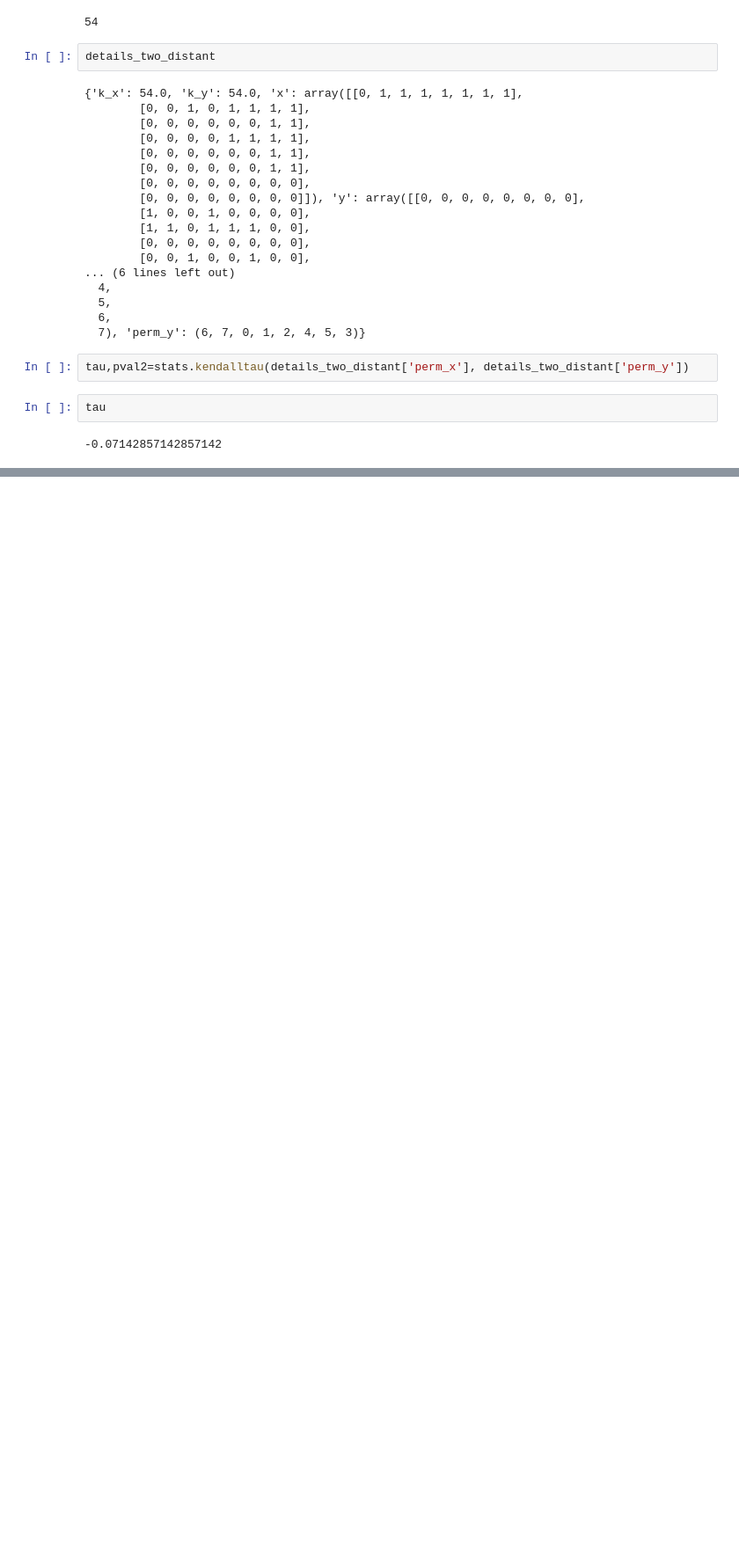
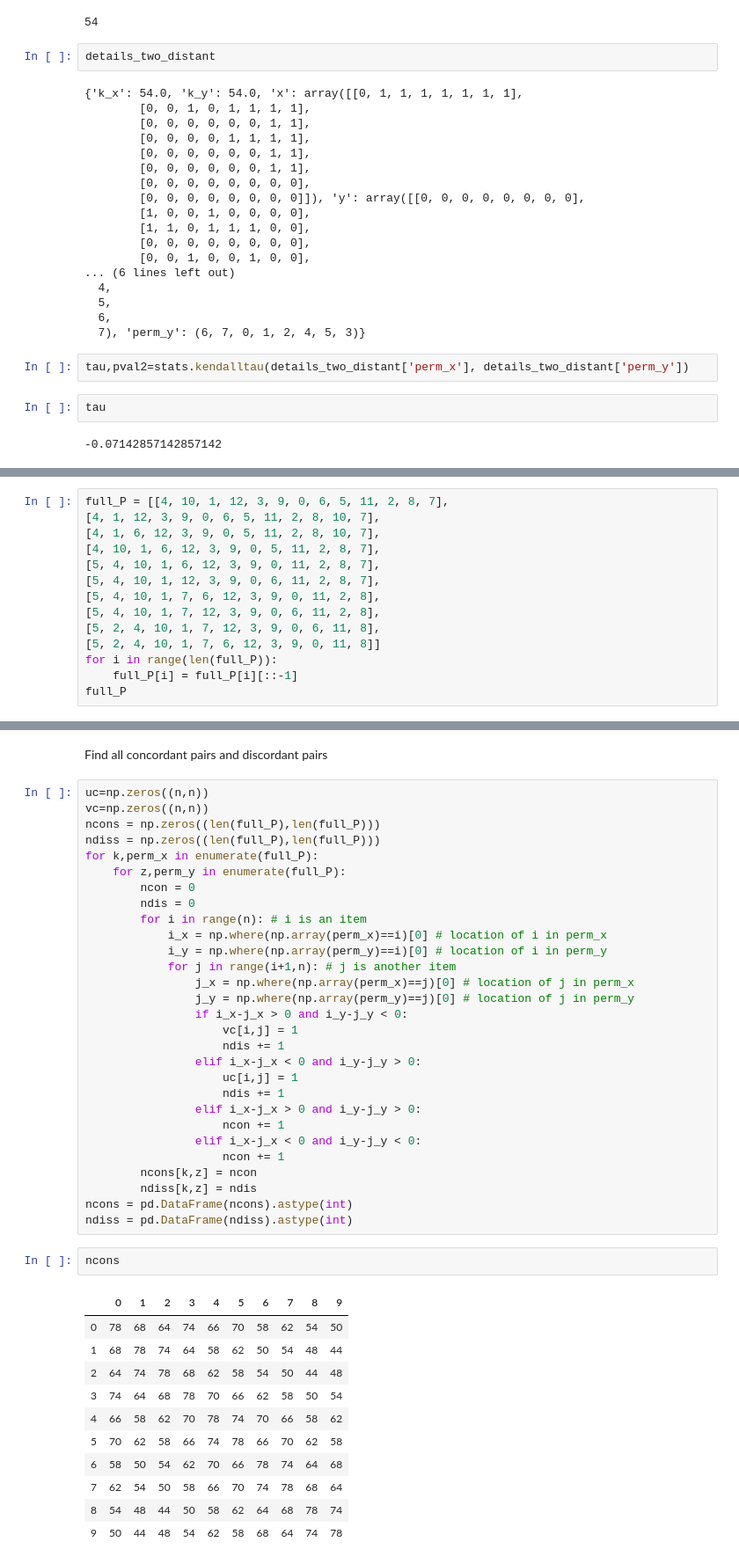
Before and after one commit to IGARDS/rankability_toolbox, a Jupyter notebook: examples.ipynb, the cells around one changed output, grey strips where cells are left out. Shown: that part at 88% size. Drawn from its saved outputs; the diff is of its cells as text; blank space fills up the shorter version.

```diff
--- a/examples.ipynb
+++ b/examples.ipynb
@@ -283,0 +364,14 @@ tau
+# %%
+full_P = [[4, 10, 1, 12, 3, 9, 0, 6, 5, 11, 2, 8, 7],
+[4, 1, 12, 3, 9, 0, 6, 5, 11, 2, 8, 10, 7],
+[4, 1, 6, 12, 3, 9, 0, 5, 11, 2, 8, 10, 7],
+[4, 10, 1, 6, 12, 3, 9, 0, 5, 11, 2, 8, 7],
+[5, 4, 10, 1, 6, 12, 3, 9, 0, 11, 2, 8, 7],
+[5, 4, 10, 1, 12, 3, 9, 0, 6, 11, 2, 8, 7],
+[5, 4, 10, 1, 7, 6, 12, 3, 9, 0, 11, 2, 8],
+[5, 4, 10, 1, 7, 12, 3, 9, 0, 6, 11, 2, 8],
+[5, 2, 4, 10, 1, 7, 12, 3, 9, 0, 6, 11, 8],
+[5, 2, 4, 10, 1, 7, 6, 12, 3, 9, 0, 11, 8]]
+for i in range(len(full_P)):
+    full_P[i] = full_P[i][::-1]
+full_P
@@ -283,0 +393,45 @@ tau
+# %% [markdown]
+Find all concordant pairs and discordant pairs
+# %%
+uc=np.zeros((n,n))
+vc=np.zeros((n,n))
+ncons = np.zeros((len(full_P),len(full_P)))
+ndiss = np.zeros((len(full_P),len(full_P)))
+for k,perm_x in enumerate(full_P):
+    for z,perm_y in enumerate(full_P):
+        ncon = 0
+        ndis = 0
+        for i in range(n): # i is an item
+            i_x = np.where(np.array(perm_x)==i)[0] # location of i in perm_x
+            i_y = np.where(np.array(perm_y)==i)[0] # location of i in perm_y
+            for j in range(i+1,n): # j is another item
+                j_x = np.where(np.array(perm_x)==j)[0] # location of j in perm_x
+                j_y = np.where(np.array(perm_y)==j)[0] # location of j in perm_y
+                if i_x-j_x > 0 and i_y-j_y < 0:
+                    vc[i,j] = 1
+                    ndis += 1
+                elif i_x-j_x < 0 and i_y-j_y > 0:
+                    uc[i,j] = 1
+                    ndis += 1
+                elif i_x-j_x > 0 and i_y-j_y > 0:
+                    ncon += 1
+                elif i_x-j_x < 0 and i_y-j_y < 0:
+                    ncon += 1
+        ncons[k,z] = ncon
+        ndiss[k,z] = ndis
+ncons = pd.DataFrame(ncons).astype(int)
+ndiss = pd.DataFrame(ndiss).astype(int)
+# %%
+ncons
+# %% [output]
+|  | 0 | 1 | 2 | 3 | 4 | 5 | 6 | 7 | 8 | 9 |
+| 0 | 78 | 68 | 64 | 74 | 66 | 70 | 58 | 62 | 54 | 50 |
+| 1 | 68 | 78 | 74 | 64 | 58 | 62 | 50 | 54 | 48 | 44 |
+| 2 | 64 | 74 | 78 | 68 | 62 | 58 | 54 | 50 | 44 | 48 |
+| 3 | 74 | 64 | 68 | 78 | 70 | 66 | 62 | 58 | 50 | 54 |
+| 4 | 66 | 58 | 62 | 70 | 78 | 74 | 70 | 66 | 58 | 62 |
+| 5 | 70 | 62 | 58 | 66 | 74 | 78 | 66 | 70 | 62 | 58 |
+| 6 | 58 | 50 | 54 | 62 | 70 | 66 | 78 | 74 | 64 | 68 |
+| 7 | 62 | 54 | 50 | 58 | 66 | 70 | 74 | 78 | 68 | 64 |
+| 8 | 54 | 48 | 44 | 50 | 58 | 62 | 64 | 68 | 78 | 74 |
+| 9 | 50 | 44 | 48 | 54 | 62 | 58 | 68 | 64 | 74 | 78 |
```
Also changed, not shown: parts of 102 cells of this notebook, 3 other files.
